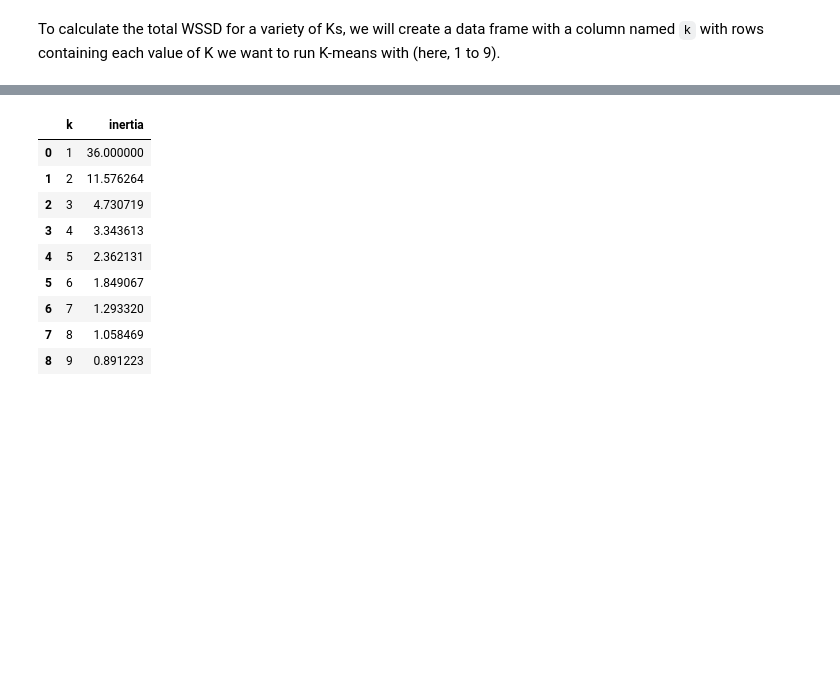
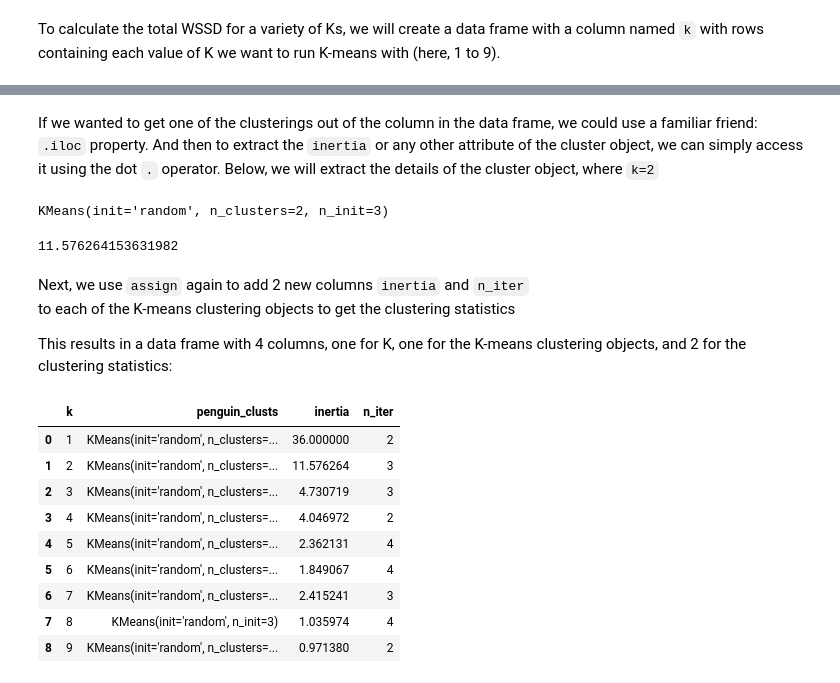
Before and after one commit to UBC-DSCI/introduction-to-datascience-python, a Jupyter notebook: source/clustering.ipynb, the cells around one changed output, grey strips where cells are left out. Drawn from its saved outputs; the diff is of its cells as text; code cells hidden in the pictures; blank space fills up the shorter version.

```diff
--- a/source/clustering.ipynb
+++ b/source/clustering.ipynb
@@ -709,7 +717,7 @@ We demonstrate how to do this below:
 # %%
+np.random.seed(12)
 penguin_clust_ks = penguin_clust_ks.assign(
     penguin_clusts=penguin_clust_ks['k'].apply(
-        lambda x: KMeans(n_clusters=x, n_init=3, random_state=2020).fit(standardized_data)
+        lambda x: KMeans(n_clusters=x, n_init=3, init="random").fit(standardized_data)
     )
 )
-penguin_clust_ks
@@ -727,16 +741,35 @@ penguin_clust_ks
+# %% [markdown]
+If we wanted to get one of the clusterings out of the column in the data frame, we could use a familiar friend: `.iloc` property. And then to extract the `inertia` or any other attribute of the cluster object, we can simply access it using the dot `.` operator. Below, we will extract the details of the cluster object, where `k=2`
+# %%
+penguin_clust_ks.iloc[1]['penguin_clusts']
+# %% [output]
+KMeans(init='random', n_clusters=2, n_init=3)
+# %%
+penguin_clust_ks.iloc[1]['penguin_clusts'].inertia_
+# %% [output]
+11.576264153631982
+# %% [markdown]
+Next, we use `assign` again to add 2 new columns `inertia` and `n_iter`
+to each of the K-means clustering objects to get the clustering statistics
+
+This results in a data frame with 4 columns, one for K, one for the
+K-means clustering objects, and 2 for the clustering statistics:
 # %%
 penguin_clust_ks = penguin_clust_ks.assign(
-    inertia=penguin_clust_ks["penguin_clusts"].apply(lambda x: x.inertia_)
-).drop(columns=['penguin_clusts'])
+    inertia=penguin_clust_ks["penguin_clusts"].apply(lambda x: x.inertia_),
+    n_iter=penguin_clust_ks["penguin_clusts"].apply(lambda x: x.n_iter_)
+
+)
+
 penguin_clust_ks
 # %% [output]
-|  | k | inertia |
-| 0 | 1 | 36.000000 |
-| 1 | 2 | 11.576264 |
-| 2 | 3 | 4.730719 |
-| 3 | 4 | 3.343613 |
-| 4 | 5 | 2.362131 |
-| 5 | 6 | 1.849067 |
-| 6 | 7 | 1.293320 |
-| 7 | 8 | 1.058469 |
-| 8 | 9 | 0.891223 |
+|  | k | penguin_clusts | inertia | n_iter |
+| 0 | 1 | KMeans(init='random', n_clusters=... | 36.000000 | 2 |
+| 1 | 2 | KMeans(init='random', n_clusters=... | 11.576264 | 3 |
+| 2 | 3 | KMeans(init='random', n_clusters=... | 4.730719 | 3 |
+| 3 | 4 | KMeans(init='random', n_clusters=... | 4.046972 | 2 |
+| 4 | 5 | KMeans(init='random', n_clusters=... | 2.362131 | 4 |
+| 5 | 6 | KMeans(init='random', n_clusters=... | 1.849067 | 4 |
+| 6 | 7 | KMeans(init='random', n_clusters=... | 2.415241 | 3 |
+| 7 | 8 | KMeans(init='random', n_init=3) | 1.035974 | 4 |
+| 8 | 9 | KMeans(init='random', n_clusters=... | 0.971380 | 2 |
```
Also changed, not shown: parts of 37 cells of this notebook, 2 other files.
